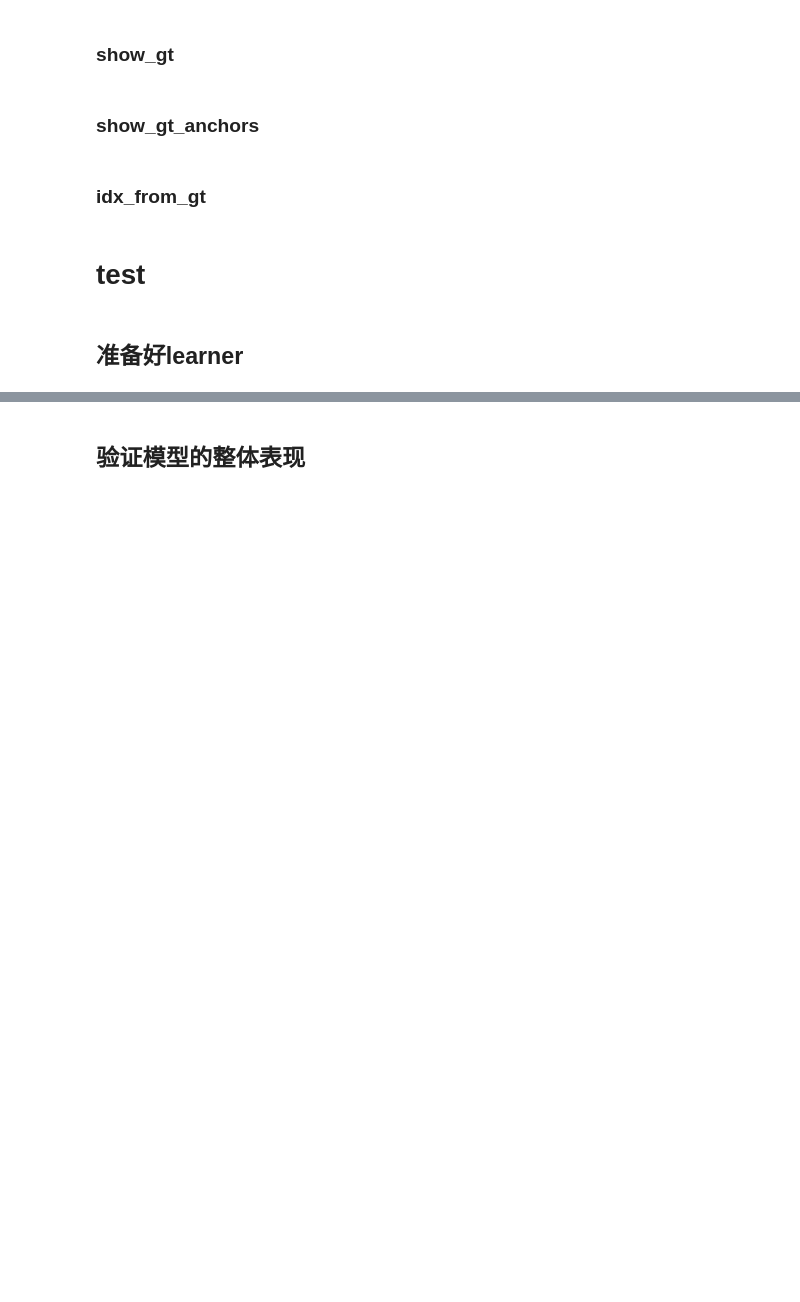
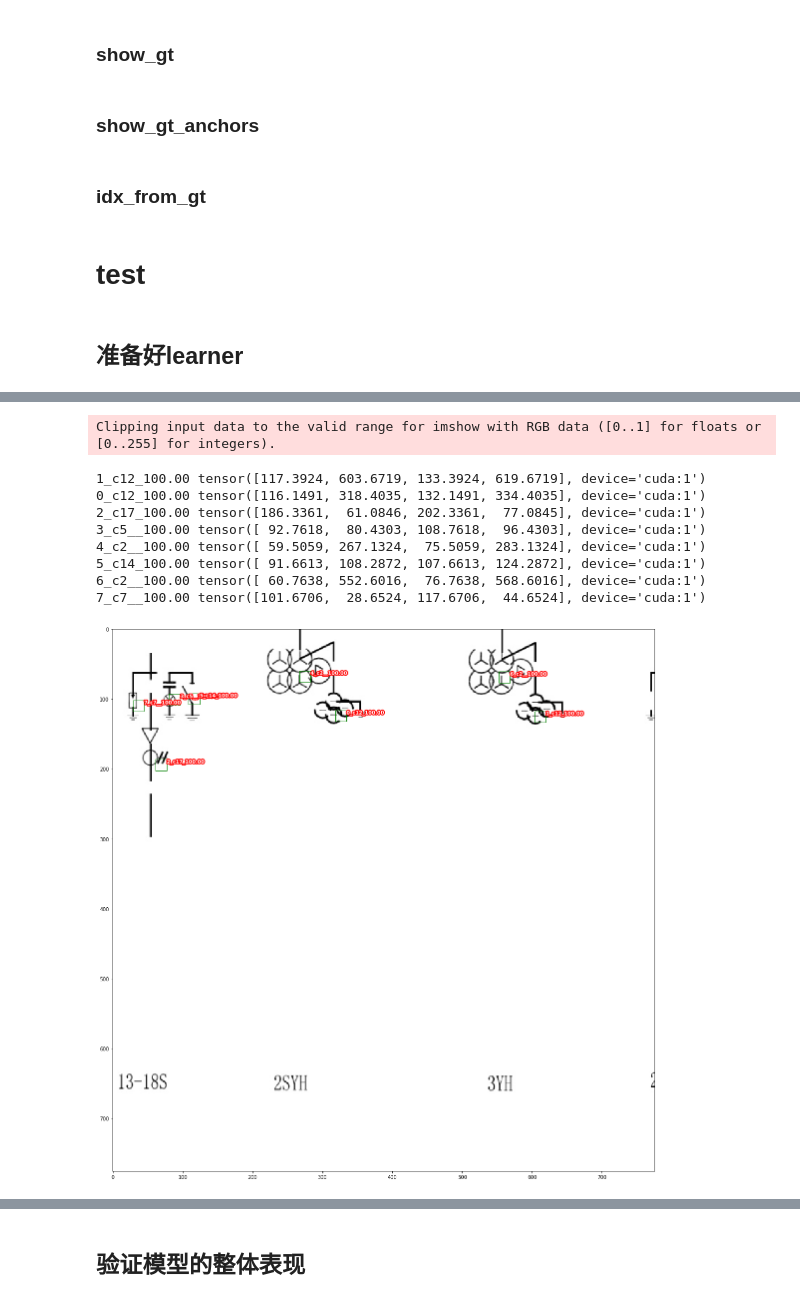
Before and after one commit to uid42/sick_tree_detection, a Jupyter notebook: interpretation_std.ipynb, the cells around one changed output, grey strips where cells are left out. Drawn from its saved outputs; the diff is of its cells as text; code cells hidden in the pictures; blank space fills up the shorter version.

```diff
--- a/interpretation_std.ipynb
+++ b/interpretation_std.ipynb
@@ -232,0 +283,43 @@ learn.model.eval();
+# %%
+bidx = 1
+# %%
+if True:
+    device = torch.device('cuda', 1)
+    model = nb_resnet_ssd_std.get_resnet18_1ssd_std(num_classes = 17)
+    learn = Learner(data,model)
+    gaf = nb_anchors_loss_metrics_std.GridAnchor_Funcs_std(fig_hw = (776,776)
+                         , grids = [(49,49)]
+                         , device = device)
+    gvs, avs = gaf.gvs, gaf.avs
+
+    fn = '/home/dev/jupyter/detect_symbol/data/ds_20200429/models/run_0.pth'
+    with open(fn,'rb') as f:
+        learn.load(f)
+#     for n, p in learn.model.named_parameters():
+#         print(n, p.shape, p.sum().cpu().detach().numpy(), stat['model'][n].sum().cpu().detach().numpy())
+#         #print(n, p.shape)
+#         p = stat['model'][n]
+#         print(p.sum().cpu().detach().numpy())
+
+    # 把模型放到device上，如果使用GPU，则设置使用哪几个GPU
+    if hasattr(learn.model, "module"):
+        learn.model = model.module
+    learn.model.to(device);
+    if device.type=='cuda':
+        learn.model = torch.nn.DataParallel(model,device_ids=device_ids)
+    learn.model.eval();
+
+    out = learn.model(x)
+    #import pdb; pdb.set_trace()
+    top_idx=show_top_pred(x,out,60, bidx = bidx)
+# %% [output]
+Clipping input data to the valid range for imshow with RGB data ([0..1] for floats or [0..255] for integers).
+1_c12_100.00 tensor([117.3924, 603.6719, 133.3924, 619.6719], device='cuda:1')
+0_c12_100.00 tensor([116.1491, 318.4035, 132.1491, 334.4035], device='cuda:1')
+2_c17_100.00 tensor([186.3361,  61.0846, 202.3361,  77.0845], device='cuda:1')
+3_c5__100.00 tensor([ 92.7618,  80.4303, 108.7618,  96.4303], device='cuda:1')
+4_c2__100.00 tensor([ 59.5059, 267.1324,  75.5059, 283.1324], device='cuda:1')
+5_c14_100.00 tensor([ 91.6613, 108.2872, 107.6613, 124.2872], device='cuda:1')
+6_c2__100.00 tensor([ 60.7638, 552.6016,  76.7638, 568.6016], device='cuda:1')
+7_c7__100.00 tensor([101.6706,  28.6524, 117.6706,  44.6524], device='cuda:1')
+[figure, added]
```
Also changed, not shown: parts of 31 cells of this notebook.
